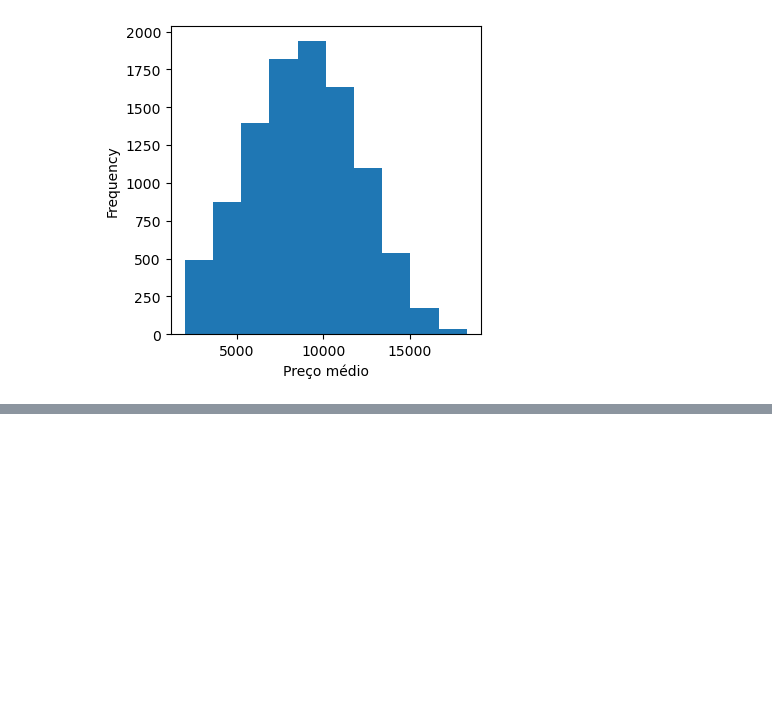
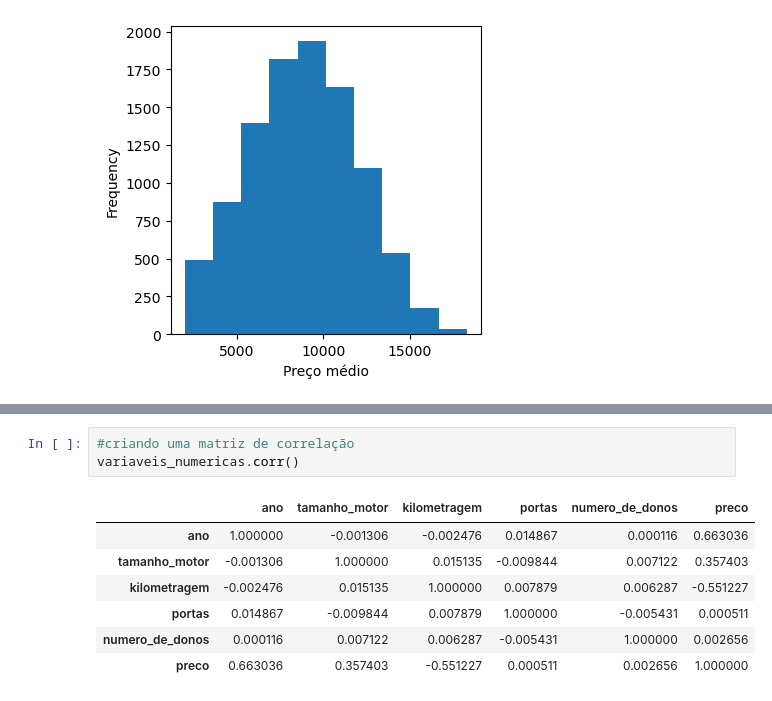
Before and after one commit to andreysousar/price-car, a Jupyter notebook: Car pricing.ipynb, the cells around one changed output, grey strips where cells are left out. Cells and saved outputs as stored; diff of their text form; blank space fills up the shorter version.

```diff
--- a/Car pricing.ipynb
+++ b/Car pricing.ipynb
@@ -107,0 +126,11 @@ Text(0.5, 0, 'Preço médio')
+# %%
+#criando uma matriz de correlação
+variaveis_numericas.corr()
+# %% [output]
+|  | ano | tamanho_motor | kilometragem | portas | numero_de_donos | preco |
+| ano | 1.000000 | -0.001306 | -0.002476 | 0.014867 | 0.000116 | 0.663036 |
+| tamanho_motor | -0.001306 | 1.000000 | 0.015135 | -0.009844 | 0.007122 | 0.357403 |
+| kilometragem | -0.002476 | 0.015135 | 1.000000 | 0.007879 | 0.006287 | -0.551227 |
+| portas | 0.014867 | -0.009844 | 0.007879 | 1.000000 | -0.005431 | 0.000511 |
+| numero_de_donos | 0.000116 | 0.007122 | 0.006287 | -0.005431 | 1.000000 | 0.002656 |
+| preco | 0.663036 | 0.357403 | -0.551227 | 0.000511 | 0.002656 | 1.000000 |
```
Also changed, not shown: parts of 4 cells of this notebook.
